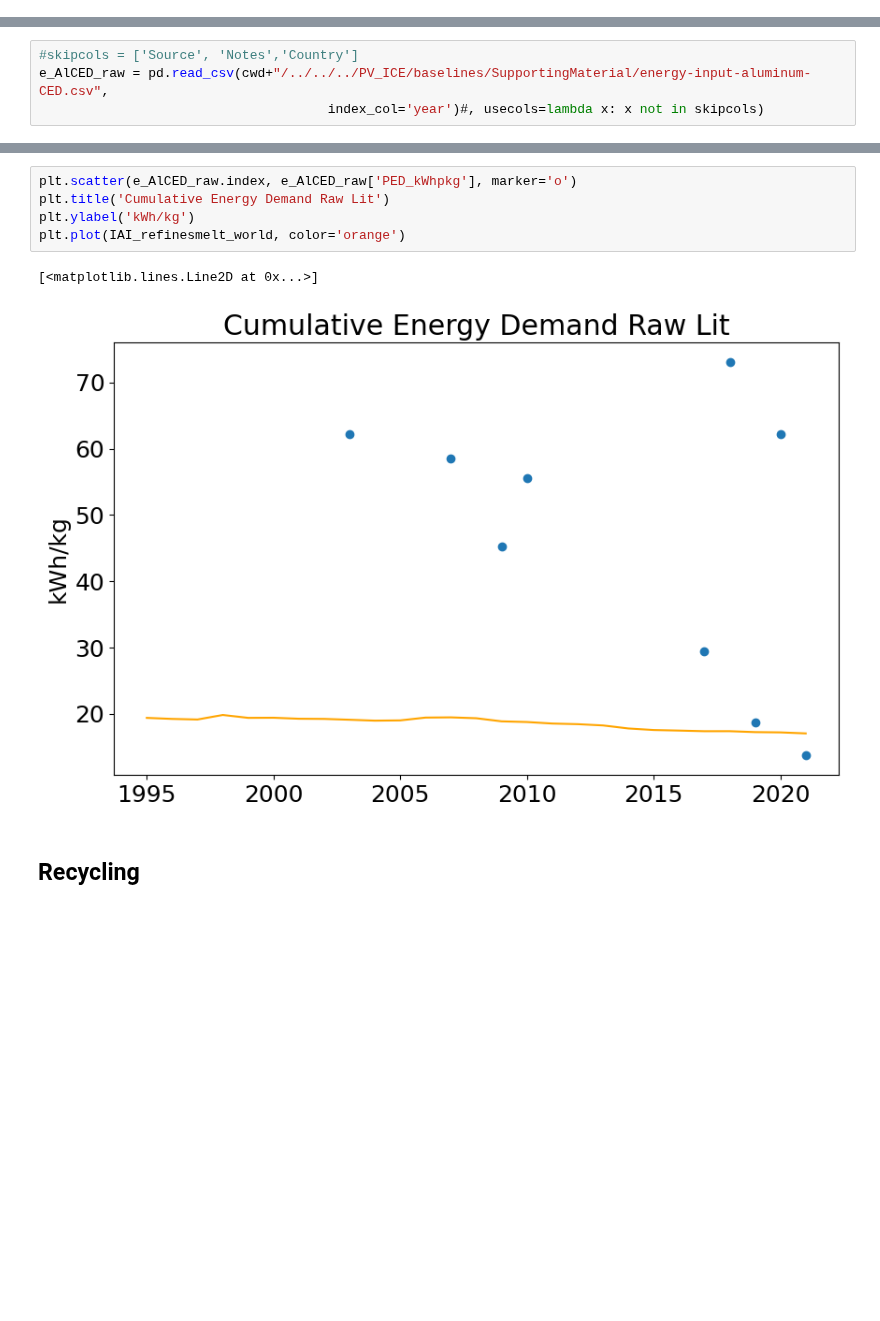
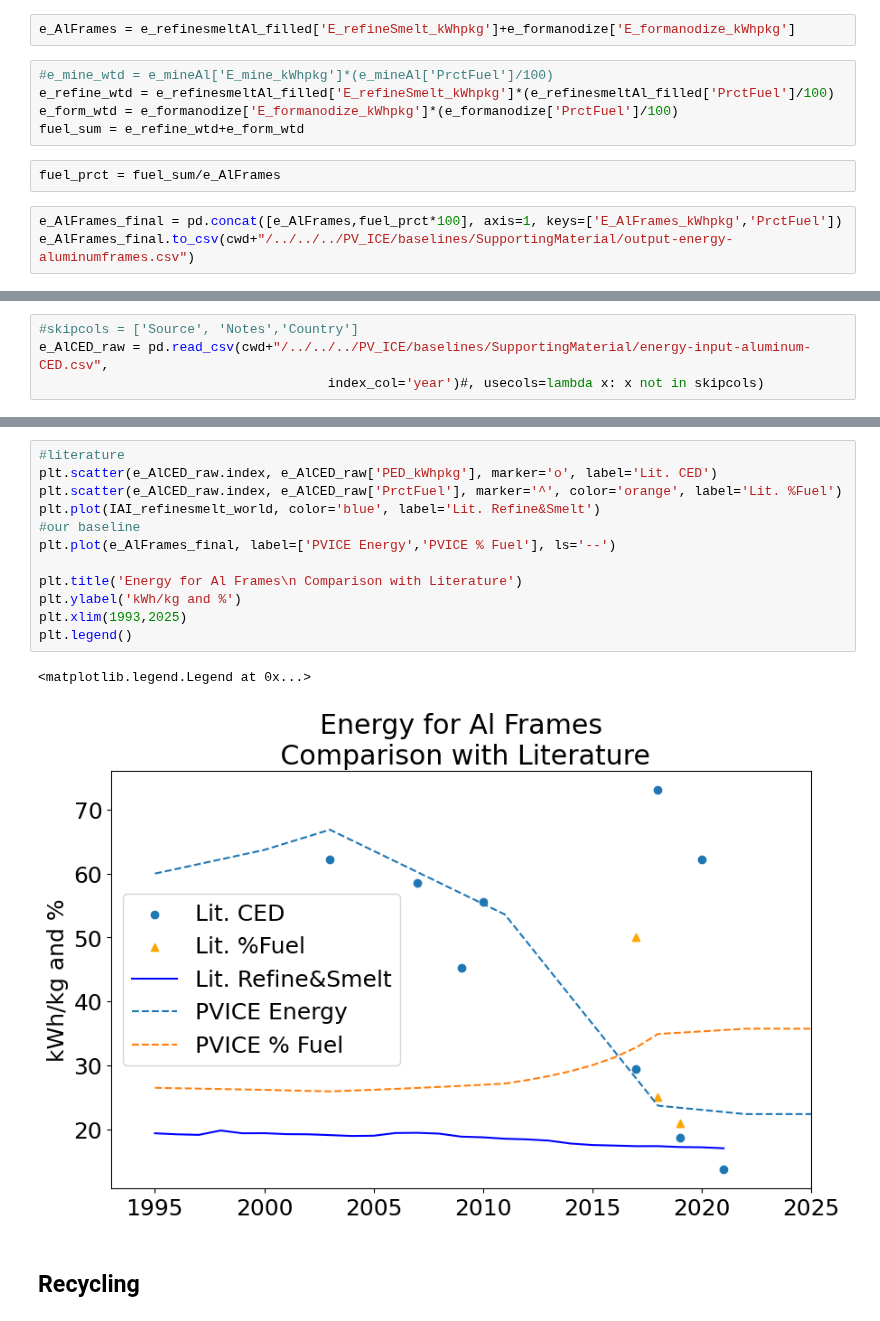
Before and after one commit to NREL/PV_ICE, a Jupyter notebook: docs/tutorials/baseline development documentation/(baseline development) Energy Aluminum Frames.ipynb, the cells around one changed output, grey strips where cells are left out. Cells and saved outputs as stored; diff of their text form; blank space fills up the shorter version.

Commit message:
Energy Al frames - MFGing done, working on recycling

```diff
--- a/docs/tutorials/baseline development documentation/(baseline development) Energy Aluminum Frames.ipynb
+++ b/docs/tutorials/baseline development documentation/(baseline development) Energy Aluminum Frames.ipynb
@@ -213,3 +293,15 @@ These are not helped by plotting. extrude and anodize seem to be mostly thermal
+# %%
+e_AlFrames = e_refinesmeltAl_filled['E_refineSmelt_kWhpkg']+e_formanodize['E_formanodize_kWhpkg']
+# %%
+#e_mine_wtd = e_mineAl['E_mine_kWhpkg']*(e_mineAl['PrctFuel']/100)
+e_refine_wtd = e_refinesmeltAl_filled['E_refineSmelt_kWhpkg']*(e_refinesmeltAl_filled['PrctFuel']/100)
+e_form_wtd = e_formanodize['E_formanodize_kWhpkg']*(e_formanodize['PrctFuel']/100)
+fuel_sum = e_refine_wtd+e_form_wtd
+# %%
+fuel_prct = fuel_sum/e_AlFrames
+# %%
+e_AlFrames_final = pd.concat([e_AlFrames,fuel_prct*100], axis=1, keys=['E_AlFrames_kWhpkg','PrctFuel'])
+e_AlFrames_final.to_csv(cwd+"/../../../PV_ICE/baselines/SupportingMaterial/output-energy-aluminumframes.csv")
 # %% [markdown]
 ## Cumulative Energy Demand Comparison
 # %%
@@ -231,13 +323,20 @@ e_AlCED_raw.dropna(how='all')
 | 2020 | 62.249826 | NaN | Camaratta, R., Volkmer, T.M. and ... | unknown source, embodied energy |
 | 2021 | 13.713000 | NaN | Zhu, S. et al. (2022) ‘An assessm... | looks to be CED, mostly based on ... |
 # %%
-plt.scatter(e_AlCED_raw.index, e_AlCED_raw['PED_kWhpkg'], marker='o')
-plt.title('Cumulative Energy Demand Raw Lit')
-plt.ylabel('kWh/kg')
-plt.plot(IAI_refinesmelt_world, color='orange')
+#literature
+plt.scatter(e_AlCED_raw.index, e_AlCED_raw['PED_kWhpkg'], marker='o', label='Lit. CED')
+plt.scatter(e_AlCED_raw.index, e_AlCED_raw['PrctFuel'], marker='^', color='orange', label='Lit. %Fuel')
+plt.plot(IAI_refinesmelt_world, color='blue', label='Lit. Refine&Smelt')
+#our baseline
+plt.plot(e_AlFrames_final, label=['PVICE Energy','PVICE % Fuel'], ls='--')
+
+plt.title('Energy for Al Frames\n Comparison with Literature')
+plt.ylabel('kWh/kg and %')
+plt.xlim(1993,2025)
+plt.legend()
 # %% [output]
-[<matplotlib.lines.Line2D at 0x...>]
+<matplotlib.legend.Legend at 0x...>
-[figure, old version]
+[figure, new version]
 # %% [markdown]
 ## Recycling
 # %%
```
Also changed, not shown: parts of 19 cells of this notebook, 7 other files.
